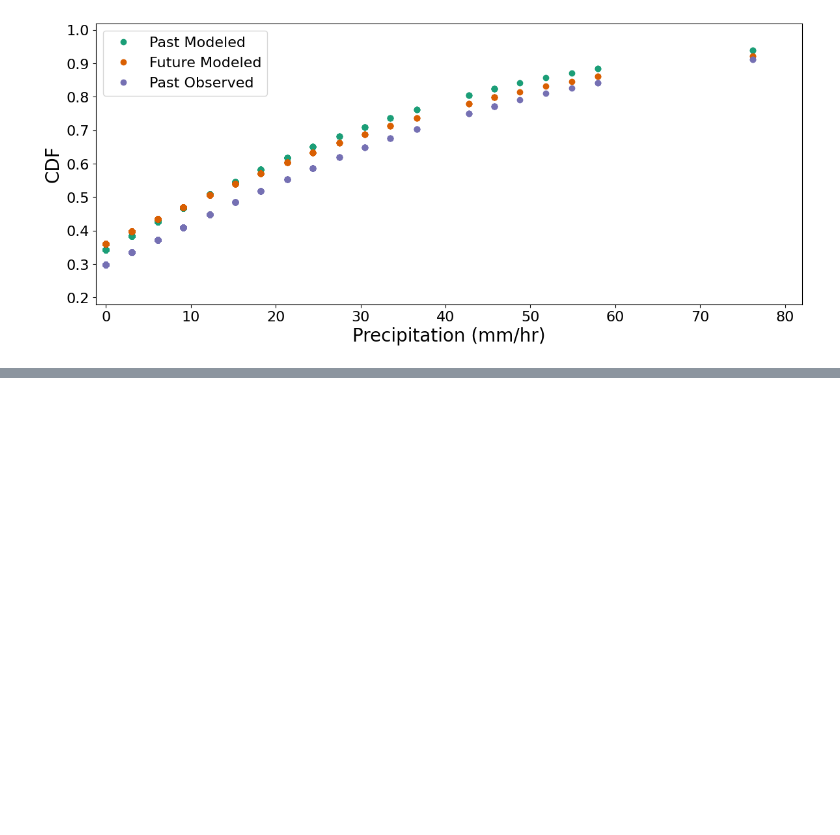
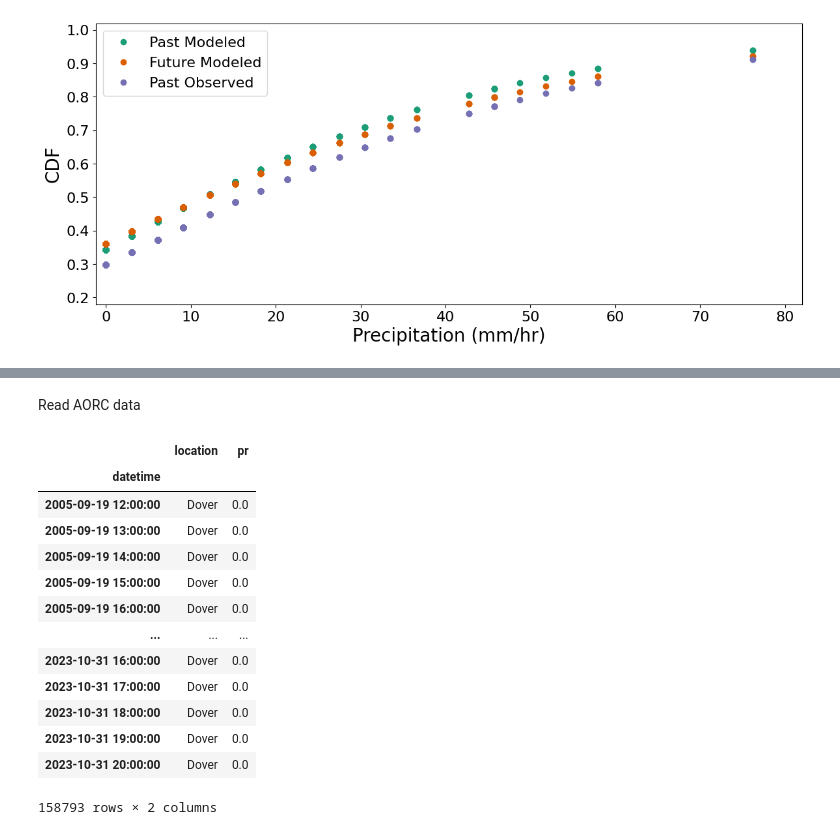
Before and after one commit to AustinFarnum/ClimateChangePrecipitationProjection, a Jupyter notebook: precip_projection_CC_single_city.ipynb, the cells around one changed output, grey strips where cells are left out. Cells and saved outputs as stored; diff of their text form; code cells hidden in the pictures; blank space fills up the shorter version.

```diff
--- a/precip_projection_CC_single_city.ipynb
+++ b/precip_projection_CC_single_city.ipynb
@@ -877,0 +726,33 @@ plt.show
+# %% [markdown]
+Read AORC data
+# %%
+city = 'Dover'
+AORC_historical = read_netcdf4('files/AORC/AORC-1km-allyears.nc')
+storms_obs_AORC = tidy_AORC_netcdf4(AORC_historical, city)
+
+# Ensure the 'datetime' column is in datetime format
+storms_obs_AORC['datetime'] = pd.to_datetime(storms_obs_AORC['datetime'])
+
+# Set 'datetime' as the index
+storms_obs_AORC.set_index('datetime', inplace=True)
+
+# Set date range to match measured data and truncate dataset
+start_date = '2005-09-19 12:00:00'
+end_date = '2023-10-31 20:00:00'
+storms_obs_AORC = storms_obs_AORC[start_date:end_date]
+storms_obs_AORC
+# %% [output]
+|  | location | pr |
+| datetime |  |  |
+| 2005-09-19 12:00:00 | Dover | 0.0 |
+| 2005-09-19 13:00:00 | Dover | 0.0 |
+| 2005-09-19 14:00:00 | Dover | 0.0 |
+| 2005-09-19 15:00:00 | Dover | 0.0 |
+| 2005-09-19 16:00:00 | Dover | 0.0 |
+| ... | ... | ... |
+| 2023-10-31 16:00:00 | Dover | 0.0 |
+| 2023-10-31 17:00:00 | Dover | 0.0 |
+| 2023-10-31 18:00:00 | Dover | 0.0 |
+| 2023-10-31 19:00:00 | Dover | 0.0 |
+| 2023-10-31 20:00:00 | Dover | 0.0 |
+158793 rows × 2 columns
```
Also changed, not shown: parts of 14 cells of this notebook, 4 other files.
